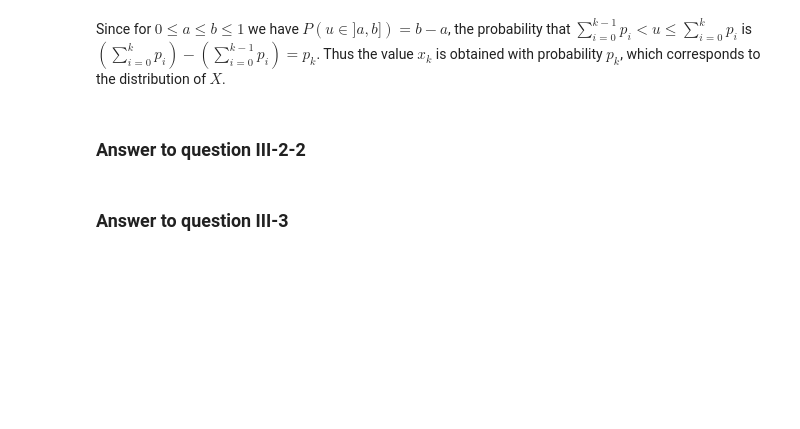
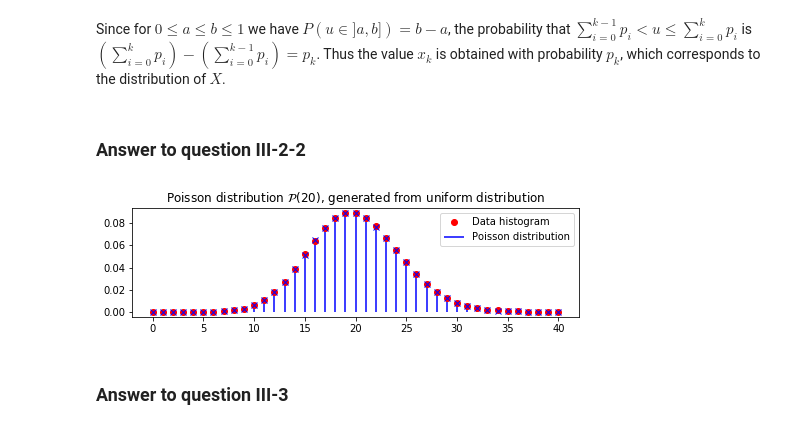
Before and after one commit to guanzgrace/edX-queueing-theory, a Jupyter notebook: Week1_Lab_part2.ipynb, the cells around one changed output. Drawn from its saved outputs; the diff is of its cells as text; code cells hidden in the pictures; blank space fills up the shorter version.

```diff
--- a/Week1_Lab_part2.ipynb
+++ b/Week1_Lab_part2.ipynb
@@ -311,35 +328,37 @@ Since for $0\leq a\leq b \leq 1$ we have $P(u\in ]a,b])=b-a$,  the probability t
 # %% [markdown]
 ### **Answer to question III-2-2**
 # %%
-N        = 10**5 # number of samples
+N        = 10**6 # number of samples
 λ        = 20
 nb_proba = 41    # number of probabilities accounted for
 
 # Histogram
 Poisson          = Poisson_dist(n=nb_proba)
 cum_distribution = cumsum(Poisson) # cumulated Poisson distribution
 u                = sort(rand(N))
 hist_            = zeros(nb_proba) # histogram initialization
 index            = 0               # index position in vector u
 for n in range(nb_proba):
     while (index<N) and (u[index]<cum_distribution[n]) :
         hist_[n]  +=1.  # counting how many samples of u fall
         index     +=1   # inside cumulated distribution intervals.
 hist_ = hist_/index     # Histogram normalization.
 
 figure(figsize=(8., 2.))
 plot(0, hist_[0],'ro',markersize=6,label='Data histogram')
 for k,v in enumerate(hist_[1:]):
     plot(k+1, v,'ro',markersize=6)
 
 # Poisson distribution
 Poisson  = Poisson_dist(n=nb_proba)
 x        = range(nb_proba)
 vlines(x,0,Poisson,colors='b',label="Poisson distribution")
 plot(x, Poisson,'bx')
 legend(loc='upper right')
 title(('Poisson distribution $\mathcal{P}$(%d),'
        +' generated from uniform distribution')%λ);
+# %% [output]
+[figure, added]
 # %% [markdown]
 ### **Answer to question III-3**
 # %%
```
Also changed, not shown: parts of 12 cells of this notebook, 3 other files.
